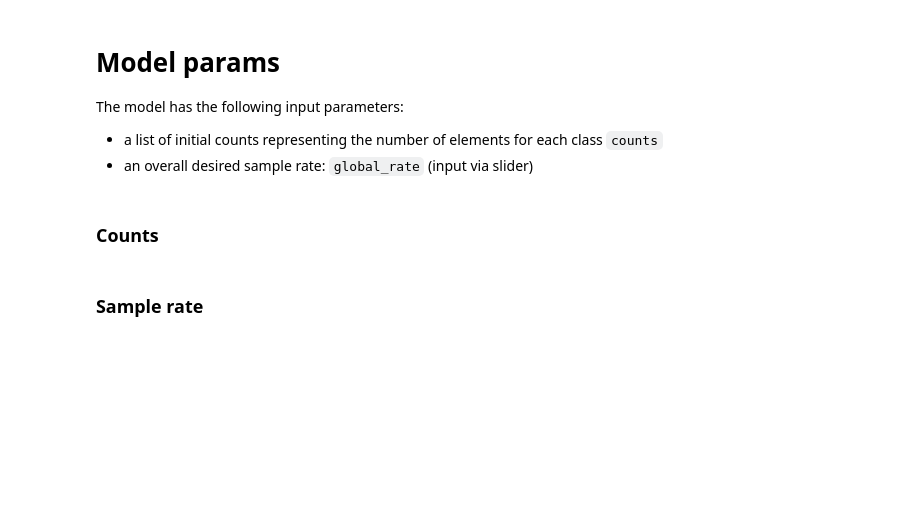
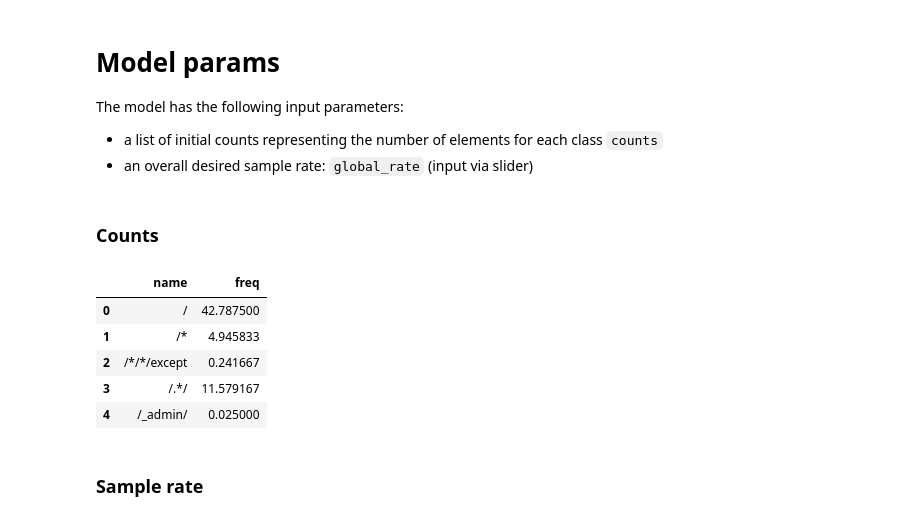
Before and after one commit to RaduW/volume-rebalance, a Jupyter notebook: volume_rebalancing.ipynb, the cells around one changed output. Cells and saved outputs as stored; diff of their text form; code cells hidden in the pictures; blank space fills up the shorter version.

```diff
--- a/volume_rebalancing.ipynb
+++ b/volume_rebalancing.ipynb
@@ -135,5 +145,14 @@ def draw_rebalance_graphs(global_rate, counts):
 # %% [markdown]
 
 ### Counts
+# %%
+trans_data.head()
+# %% [output]
+|  | name | freq |
+| 0 | / | 42.787500 |
+| 1 | /* | 4.945833 |
+| 2 | /*/*/except | 0.241667 |
+| 3 | /.*/ | 11.579167 |
+| 4 | /_admin/ | 0.025000 |
 # %%
 counts = [10,500.37,  3999.88, 7000, 9000]
```
Also changed, not shown: parts of 6 cells of this notebook.
